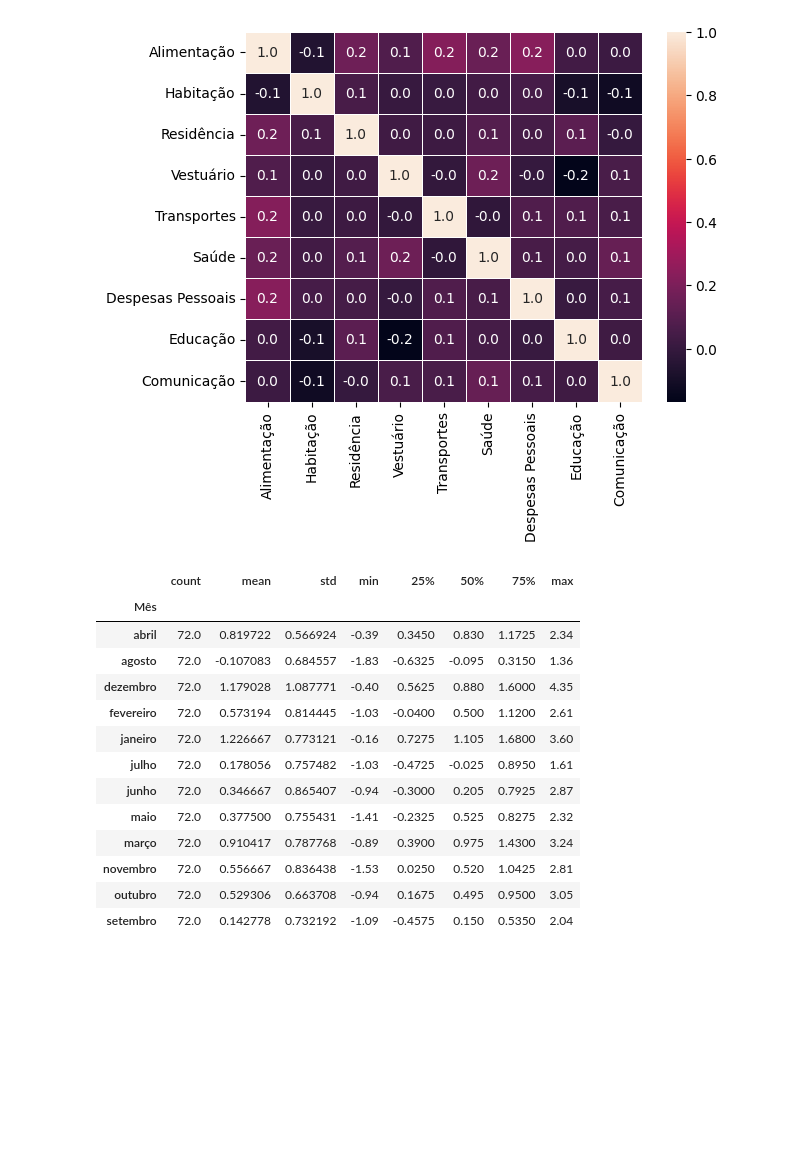
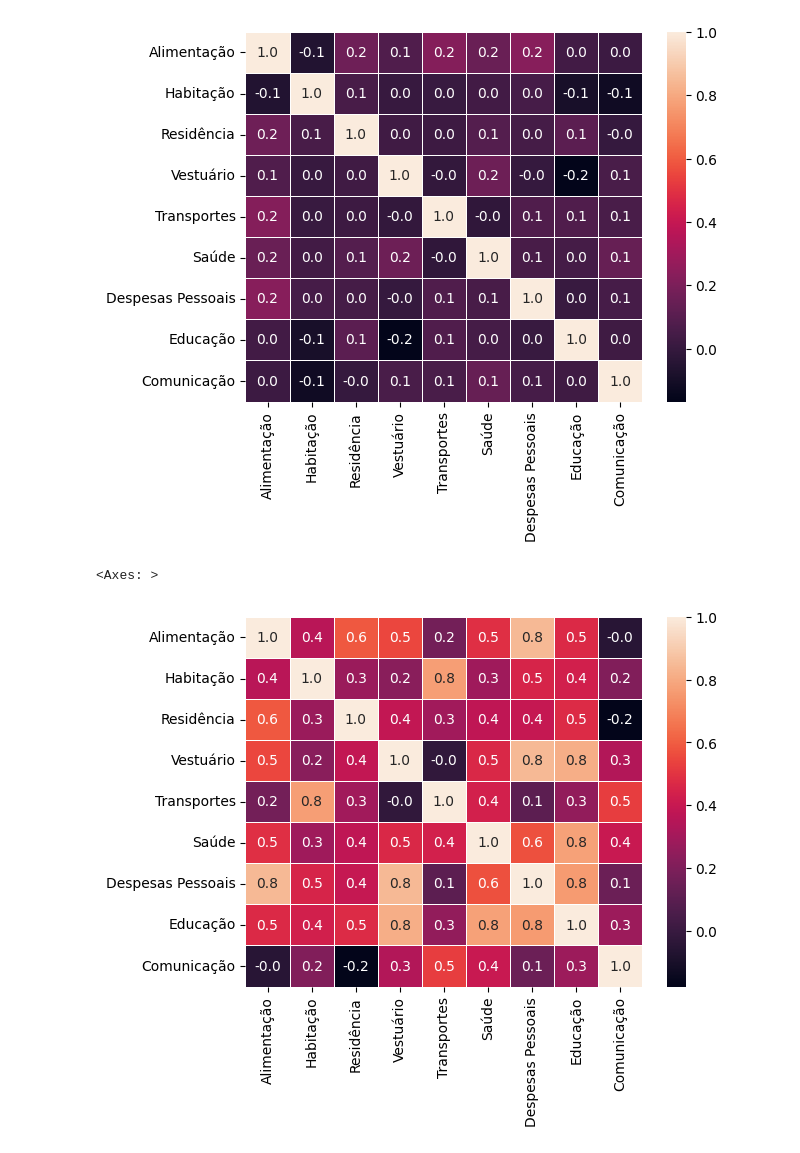
Before and after one commit to masterkey-07/proj-prob-ibge, a Jupyter notebook: notebook.ipynb, the cells around one changed output. Cells and saved outputs as stored; diff of their text form; code cells hidden in the pictures; blank space fills up the shorter version.

```diff
--- a/notebook.ipynb
+++ b/notebook.ipynb
@@ -41,20 +43,14 @@ plot
 # %% [output]
 <Axes: >
 [figure]
-# %%
-agrupado_mes[columns[0]].describe()
-# %% [output]
-|  | count | mean | std | min | 25% | 50% | 75% | max |
-| Mês |  |  |  |  |  |  |  |  |
-| abril | 72.0 | 0.819722 | 0.566924 | -0.39 | 0.3450 | 0.830 | 1.1725 | 2.34 |
-| agosto | 72.0 | -0.107083 | 0.684557 | -1.83 | -0.6325 | -0.095 | 0.3150 | 1.36 |
-| dezembro | 72.0 | 1.179028 | 1.087771 | -0.40 | 0.5625 | 0.880 | 1.6000 | 4.35 |
-| fevereiro | 72.0 | 0.573194 | 0.814445 | -1.03 | -0.0400 | 0.500 | 1.1200 | 2.61 |
-| janeiro | 72.0 | 1.226667 | 0.773121 | -0.16 | 0.7275 | 1.105 | 1.6800 | 3.60 |
-| julho | 72.0 | 0.178056 | 0.757482 | -1.03 | -0.4725 | -0.025 | 0.8950 | 1.61 |
-| junho | 72.0 | 0.346667 | 0.865407 | -0.94 | -0.3000 | 0.205 | 0.7925 | 2.87 |
-| maio | 72.0 | 0.377500 | 0.755431 | -1.41 | -0.2325 | 0.525 | 0.8275 | 2.32 |
-| março | 72.0 | 0.910417 | 0.787768 | -0.89 | 0.3900 | 0.975 | 1.4300 | 3.24 |
-| novembro | 72.0 | 0.556667 | 0.836438 | -1.53 | 0.0250 | 0.520 | 1.0425 | 2.81 |
-| outubro | 72.0 | 0.529306 | 0.663708 | -0.94 | 0.1675 | 0.495 | 0.9500 | 3.05 |
-| setembro | 72.0 | 0.142778 | 0.732192 | -1.09 | -0.4575 | 0.150 | 0.5350 | 2.04 |
+# %%
+# Correlação do Total dos Indices nos Anos
+
+correlacao = agrupado_ano[columns[:9]].sum().corr('pearson')
+
+plot = sn.heatmap(correlacao, annot=True, fmt=".1f", linewidths=.6)
+
+plot
+# %% [output]
+<Axes: >
+[figure, added]
```
Also changed, not shown: parts of 4 cells of this notebook.
